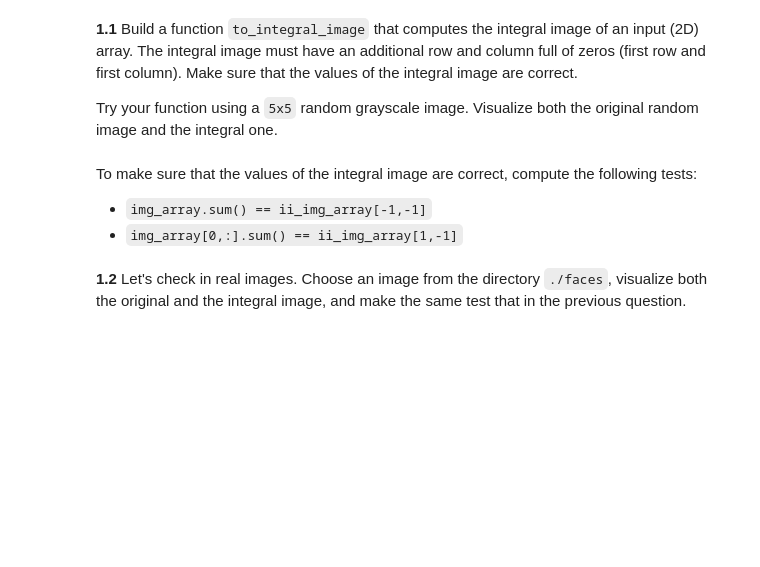
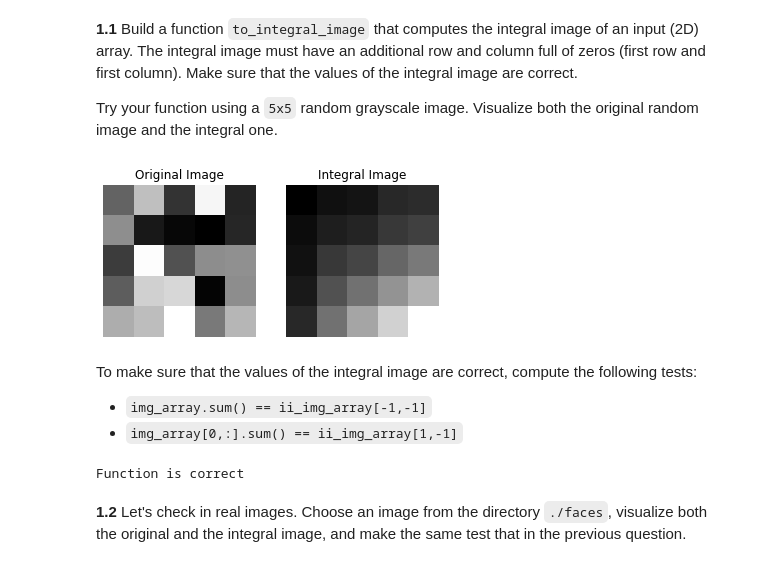
Before and after one commit to Zhipeng139/Computer-Vison_UB_P6, a Jupyter notebook: P6_2022_23.ipynb, the cells around one changed output. Cells and saved outputs as stored; diff of their text form; code cells hidden in the pictures; blank space fills up the shorter version.

```diff
--- a/P6_2022_23.ipynb
+++ b/P6_2022_23.ipynb
@@ -101,6 +101,46 @@ Make sure that the values of the integral image are correct.
 Try your function using a `5x5` random grayscale image. Visualize both the original random image and the integral one.
 # %%
 #your solution
+def to_integral_image(input):
+    # Compute the number of rows and columns in the input array
+    num_rows, num_columns = input.shape
+
+    # Initialize the result array with the same shape as the input array
+    result = np.zeros((num_rows, num_columns))
+
+    # Loop through the rows and columns of the input array
+    for i in range(num_rows):
+        for j in range(num_columns):
+            # Compute the sum of the values in the input array that are above,
+            # to the left, and to the upper left of the current element
+            above = result[i-1, j] if i > 0 else 0
+            left = result[i, j-1] if j > 0 else 0
+            upper_left = result[i-1, j-1] if i > 0 and j > 0 else 0
+
+            # Update the result array with the sum of the current element
+            # and the values above, to the left, and to the upper left
+            result[i, j] = input[i, j] + above + left - upper_left
+
+    return result
+# %%
+test_matrix = np.random.rand(5, 5)
+integral_test_matrix = to_integral_image(test_matrix)
+
+# Plot 2 image
+fig, axes = plt.subplots(1, 2)
+ax = axes[0]
+ax.imshow(test_matrix, cmap="gray")
+ax.axis("off")
+ax.set_title("Original Image")
+
+ax = axes[1]
+ax.imshow(integral_test_matrix, cmap="gray")
+ax.axis("off")
+ax.set_title("Integral Image")
+
+plt.show()
+# %% [output]
+[figure, added]
 # %% [markdown]
 To make sure that the values of the integral image are correct, compute the following tests:
 
@@ -108,6 +148,14 @@ To make sure that the values of the integral image are correct, compute the foll
  - `img_array[0,:].sum() == ii_img_array[1,-1]`
 # %%
 #your solution
+def to_string(input):
+    return f"{input:.8f}"
+if to_string(test_matrix.sum()) == to_string(integral_test_matrix[-1, -1]) and to_string(test_matrix[0,:].sum()) == to_string(integral_test_matrix[0,-1]):
+    print("Function is correct")
+else:
+    print("Function is incorrect")
+# %% [output]
+Function is correct
 # %% [markdown]
 **1.2** Let's check in real images. Choose an image from the directory ``./faces``, visualize both the original and the integral image, and make the same test that in the previous question.
 # %%
```
Also changed, not shown: parts of 5 cells of this notebook.
